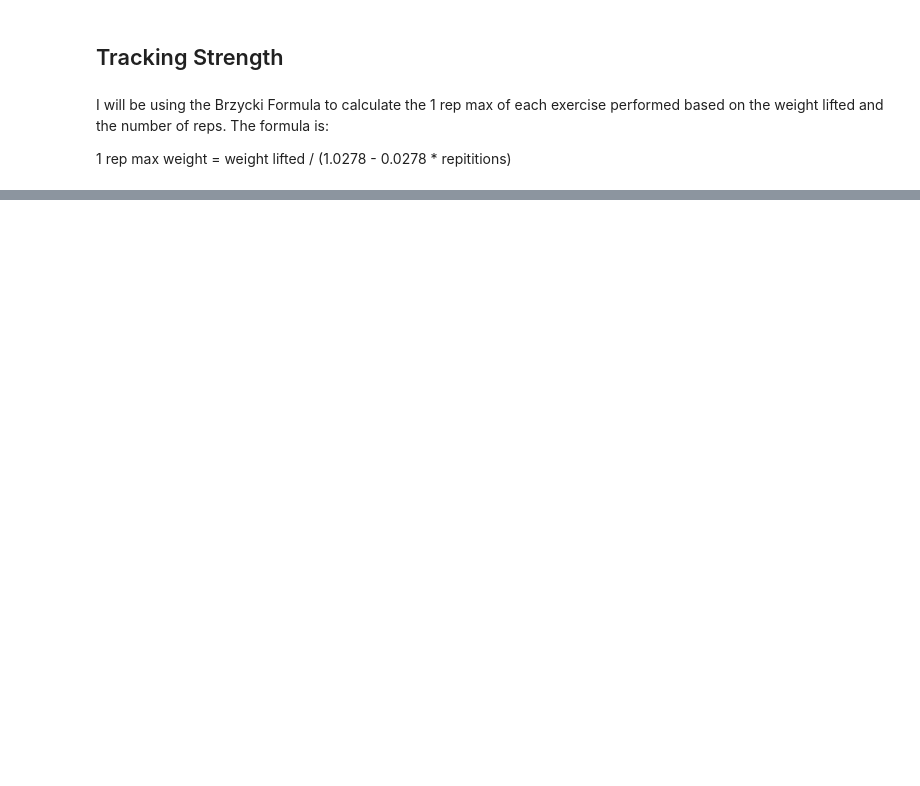
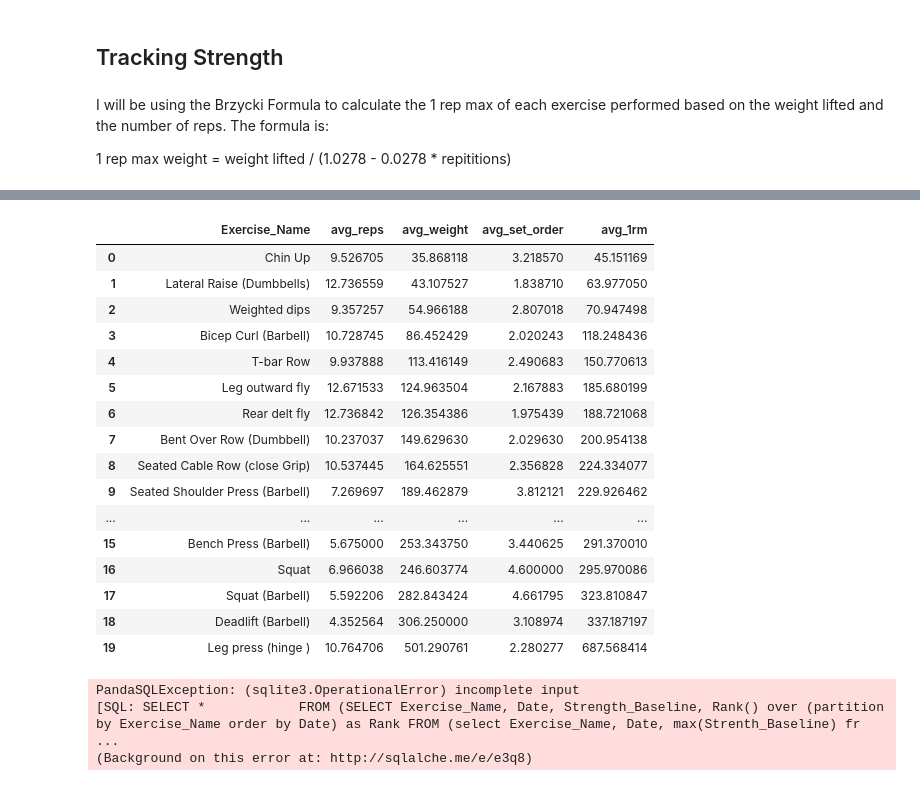
Before and after one commit to aidanberry12/Weight_Training_Exploratory_Analysis, a Jupyter notebook: Weight_Training_Analysis_Notebook.ipynb, the cells around one changed output, grey strips where cells are left out. Saved outputs shown, nothing was run; the diff lists cells and outputs as text; code cells hidden in the pictures; blank space fills up the shorter version.

```diff
--- a/Weight_Training_Analysis_Notebook.ipynb
+++ b/Weight_Training_Analysis_Notebook.ipynb
@@ -282,0 +294,37 @@ array([330, 307, 480, 301, 411, 409, 588], dtype=object)
+# %%
+top_20_exercises = df.Exercise_Name.value_counts().head(20).index.tolist()
+exercise_progression = sqldf("SELECT Exercise_Name, avg(Reps) as avg_reps, avg(Weight) as avg_weight, avg(Set_Order) as avg_set_order, avg(Strength_Baseline) as avg_1rm \
+                              FROM df \
+                              WHERE Exercise_Name in (SELECT Exercise_Name FROM df GROUP BY 1 HAVING count(Exercise_Name)>=135) \
+                              GROUP BY 1 \
+                              ORDER BY avg_1rm")
+exercise_progression
+# %% [output]
+|  | Exercise_Name | avg_reps | avg_weight | avg_set_order | avg_1rm |
+| 0 | Chin Up | 9.526705 | 35.868118 | 3.218570 | 45.151169 |
+| 1 | Lateral Raise (Dumbbells) | 12.736559 | 43.107527 | 1.838710 | 63.977050 |
+| 2 | Weighted dips | 9.357257 | 54.966188 | 2.807018 | 70.947498 |
+| 3 | Bicep Curl (Barbell) | 10.728745 | 86.452429 | 2.020243 | 118.248436 |
+| 4 | T-bar Row | 9.937888 | 113.416149 | 2.490683 | 150.770613 |
+| 5 | Leg outward fly | 12.671533 | 124.963504 | 2.167883 | 185.680199 |
+| 6 | Rear delt fly | 12.736842 | 126.354386 | 1.975439 | 188.721068 |
+| 7 | Bent Over Row (Dumbbell) | 10.237037 | 149.629630 | 2.029630 | 200.954138 |
+| 8 | Seated Cable Row (close Grip) | 10.537445 | 164.625551 | 2.356828 | 224.334077 |
+| 9 | Seated Shoulder Press (Barbell) | 7.269697 | 189.462879 | 3.812121 | 229.926462 |
+| ... | ... | ... | ... | ... | ... |
+| 15 | Bench Press (Barbell) | 5.675000 | 253.343750 | 3.440625 | 291.370010 |
+| 16 | Squat | 6.966038 | 246.603774 | 4.600000 | 295.970086 |
+| 17 | Squat (Barbell) | 5.592206 | 282.843424 | 4.661795 | 323.810847 |
+| 18 | Deadlift (Barbell) | 4.352564 | 306.250000 | 3.108974 | 337.187197 |
+| 19 | Leg press (hinge ) | 10.764706 | 501.290761 | 2.280277 | 687.568414 |
+# %%
+sqldf("SELECT * \
+           FROM (SELECT Exercise_Name, Date, Strength_Baseline, Rank() over (partition by Exercise_Name order by Date) as Rank FROM df) \
+           WHERE Rank <=5 and Exercise_Name in (SELECT Exercise_Name FROM df GROUP BY 1 HAVING count(Exercise_Name)>=135) \
+           LIMIT 20")
+
+# need to group the multiple sets of same exercise on same date by date and grab the working set with the highest 1rm
+# %% [output]
+PandaSQLException: (sqlite3.OperationalError) incomplete input
+[SQL: SELECT *            FROM (SELECT Exercise_Name, Date, Strength_Baseline, Rank() over (partition by Exercise_Name order by Date) as Rank FROM (select Exercise_Name, Date, max(Strenth_Baseline) fr ...
+(Background on this error at: http://sqlalche.me/e/e3q8)
```
Also changed, not shown: parts of 18 cells of this notebook.
